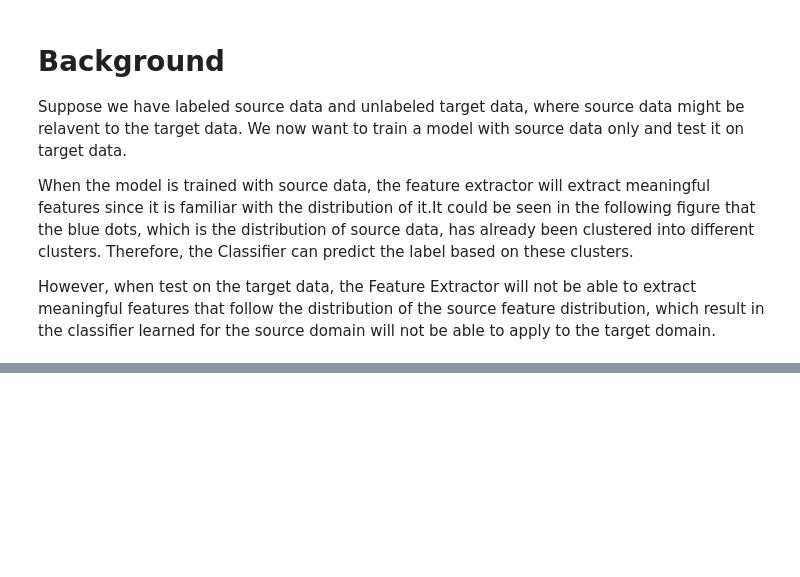
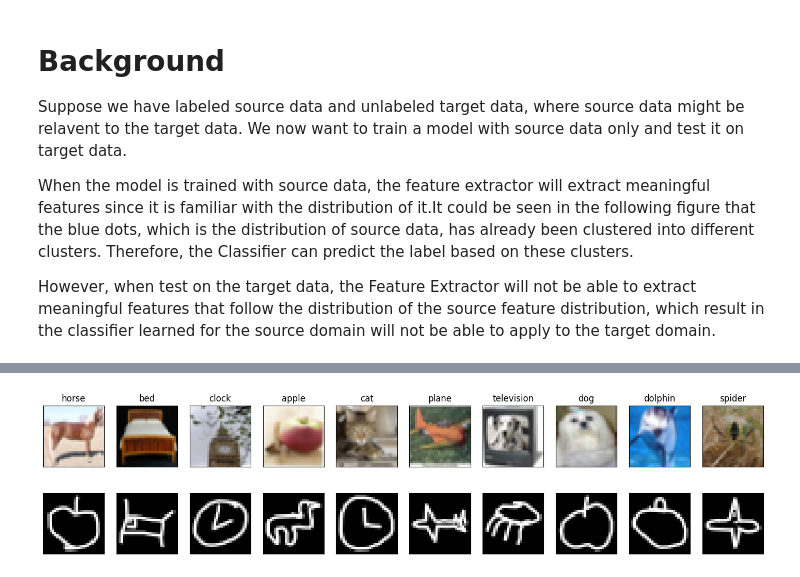
Before and after one commit to kluo9/Deep-Learning, a Jupyter notebook: Transfer_Learning_(Domain_Adversarial_Training).ipynb, the cells around one changed output, grey strips where cells are left out. Saved outputs shown, nothing was run; the diff lists cells and outputs as text; code cells hidden in the pictures; blank space fills up the shorter version.

```diff
--- a/Transfer_Learning_(Domain_Adversarial_Training).ipynb
+++ b/Transfer_Learning_(Domain_Adversarial_Training).ipynb
@@ -10,0 +43,25 @@ However, when test on the target data, the Feature Extractor will not be able to
+# %%
+import matplotlib.pyplot as plt
+
+def no_axis_show(img, title='', cmap=None):
+  # imshow, and set the interpolation mode to be "nearest"。
+  fig = plt.imshow(img, interpolation='nearest', cmap=cmap)
+  # do not show the axes in the images.
+  fig.axes.get_xaxis().set_visible(False)
+  fig.axes.get_yaxis().set_visible(False)
+  plt.title(title)
+
+titles = ['horse', 'bed', 'clock', 'apple', 'cat', 'plane', 'television', 'dog', 'dolphin', 'spider']
+plt.figure(figsize=(18, 18))
+for i in range(10):
+  plt.subplot(1, 10, i+1)
+  fig = no_axis_show(plt.imread(f'real_or_drawing/train_data/{i}/{500*i}.bmp'), title=titles[i])
+# %% [output]
+[figure, added]
+# %%
+plt.figure(figsize=(18, 18))
+for i in range(10):
+  plt.subplot(1, 10, i+1)
+  fig = no_axis_show(plt.imread(f'real_or_drawing/test_data/0/' + str(i).rjust(5, '0') + '.bmp'))
+# %% [output]
+[figure, added]
```
Also changed, not shown: parts of 3 cells of this notebook.
